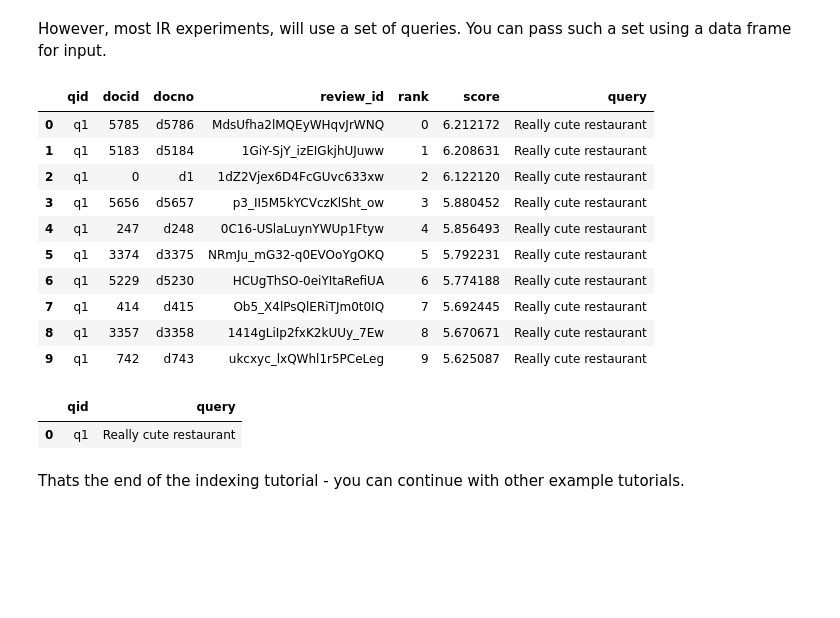
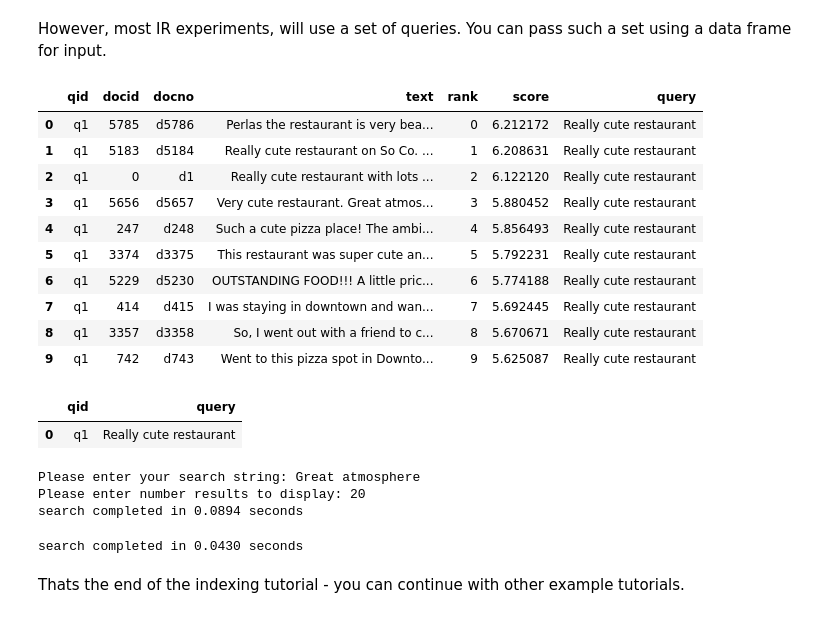
Before and after one commit to d1p013/testing, a Jupyter notebook: AI6122_Assignment_Simple_Search_Engine.ipynb, the cells around one changed output. Saved outputs shown, nothing was run; the diff lists cells and outputs as text; code cells hidden in the pictures; blank space fills up the shorter version.

```diff
--- a/AI6122_Assignment_Simple_Search_Engine.ipynb
+++ b/AI6122_Assignment_Simple_Search_Engine.ipynb
@@ -243,23 +231,42 @@ However, most IR experiments, will use a set of queries. You can pass such a set
 # %%
 import pandas as pd
 topics = pd.DataFrame([["q1", "Really cute restaurant"]],columns=['qid','query'])
-pt.BatchRetrieve(indexref, metadata=["docno", "review_id"], num_results=10).transform(topics)
+pt.BatchRetrieve(indexref, metadata=["docno", "text"], num_results=10).transform(topics)
 # %% [output]
-|  | qid | docid | docno | review_id | rank | score | query |
-| 0 | q1 | 5785 | d5786 | MdsUfha2lMQEyWHqvJrWNQ | 0 | 6.212172 | Really cute restaurant |
-| 1 | q1 | 5183 | d5184 | 1GiY-SjY_izEIGkjhUJuww | 1 | 6.208631 | Really cute restaurant |
-| 2 | q1 | 0 | d1 | 1dZ2Vjex6D4FcGUvc633xw | 2 | 6.122120 | Really cute restaurant |
-| 3 | q1 | 5656 | d5657 | p3_II5M5kYCVczKlSht_ow | 3 | 5.880452 | Really cute restaurant |
-| 4 | q1 | 247 | d248 | 0C16-USlaLuynYWUp1Ftyw | 4 | 5.856493 | Really cute restaurant |
-| 5 | q1 | 3374 | d3375 | NRmJu_mG32-q0EVOoYgOKQ | 5 | 5.792231 | Really cute restaurant |
-| 6 | q1 | 5229 | d5230 | HCUgThSO-0eiYItaRefiUA | 6 | 5.774188 | Really cute restaurant |
-| 7 | q1 | 414 | d415 | Ob5_X4lPsQlERiTJm0t0IQ | 7 | 5.692445 | Really cute restaurant |
-| 8 | q1 | 3357 | d3358 | 1414gLiIp2fxK2kUUy_7Ew | 8 | 5.670671 | Really cute restaurant |
-| 9 | q1 | 742 | d743 | ukcxyc_lxQWhl1r5PCeLeg | 9 | 5.625087 | Really cute restaurant |
+|  | qid | docid | docno | text | rank | score | query |
+| 0 | q1 | 5785 | d5786 | Perlas the restaurant is very bea... | 0 | 6.212172 | Really cute restaurant |
+| 1 | q1 | 5183 | d5184 | Really cute restaurant on So Co. ... | 1 | 6.208631 | Really cute restaurant |
+| 2 | q1 | 0 | d1 | Really cute restaurant with lots ... | 2 | 6.122120 | Really cute restaurant |
+| 3 | q1 | 5656 | d5657 | Very cute restaurant. Great atmos... | 3 | 5.880452 | Really cute restaurant |
+| 4 | q1 | 247 | d248 | Such a cute pizza place! The ambi... | 4 | 5.856493 | Really cute restaurant |
+| 5 | q1 | 3374 | d3375 | This restaurant was super cute an... | 5 | 5.792231 | Really cute restaurant |
+| 6 | q1 | 5229 | d5230 | OUTSTANDING FOOD!!! A little pric... | 6 | 5.774188 | Really cute restaurant |
+| 7 | q1 | 414 | d415 | I was staying in downtown and wan... | 7 | 5.692445 | Really cute restaurant |
+| 8 | q1 | 3357 | d3358 | So, I went out with a friend to c... | 8 | 5.670671 | Really cute restaurant |
+| 9 | q1 | 742 | d743 | Went to this pizza spot in Downto... | 9 | 5.625087 | Really cute restaurant |
 # %%
 pt.new.queries(["Really cute restaurant"], qid=["q1"])
 # %% [output]
 |  | qid | query |
 | 0 | q1 | Really cute restaurant |
+# %%
+import time
+search_str = input("Please enter your search string: ")
+#print("Search string: ", search_str)
+TopN = input("Please enter number results to display: ")
+#print("Top N results: ", TopN)
+start_time = time.perf_counter()
+topics = pd.DataFrame([["q1", search_str]],columns=['qid','query'])
+pt.BatchRetrieve(indexref, metadata=["text"], num_results=int(TopN)).transform(topics)
+end_time = time.perf_counter()
+print(f"search completed in {end_time - start_time:0.4f} seconds")
+# %% [output]
+Please enter your search string: Great atmosphere
+Please enter number results to display: 20
+search completed in 0.0894 seconds
+# %%
+print(f"search completed in {end_time - start_time:0.4f} seconds")
+# %% [output]
+search completed in 0.0430 seconds
 # %% [markdown]
 Thats the end of the indexing tutorial - you can continue with other example tutorials.
```
Also changed, not shown: parts of 6 cells of this notebook.
